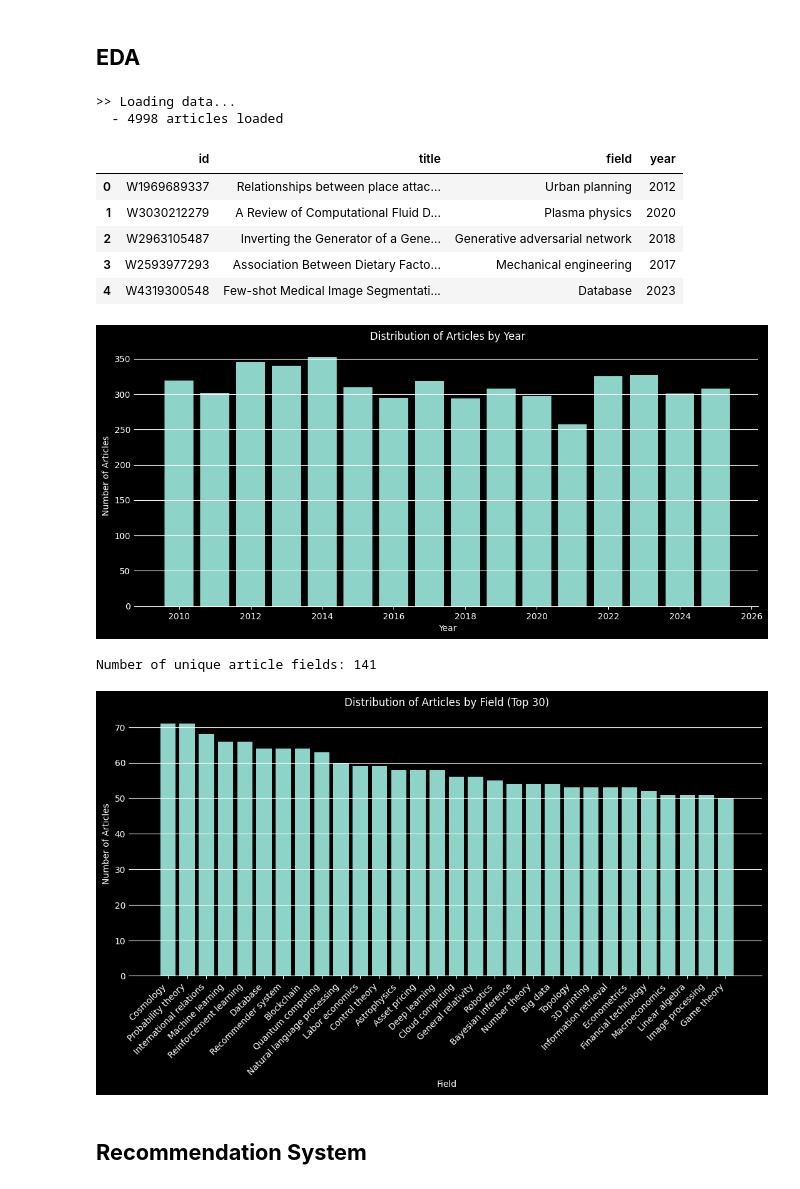
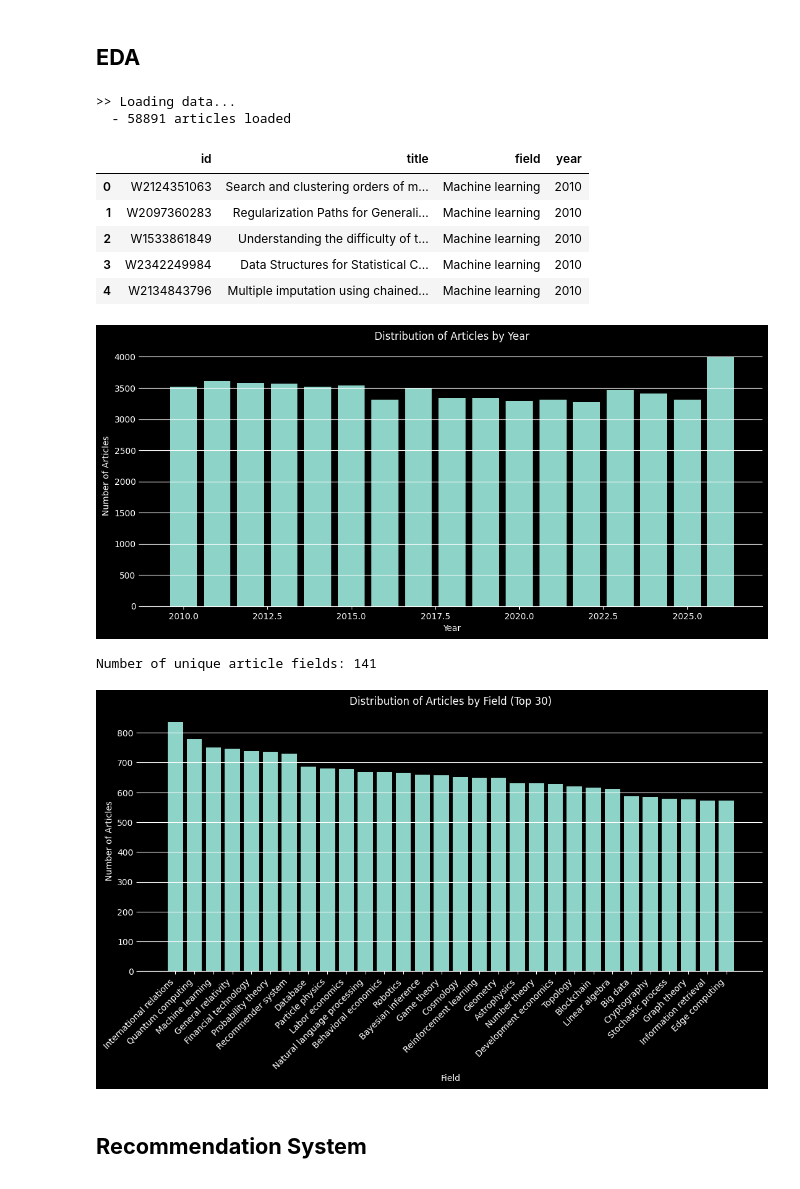
Before and after one commit to aurvl/ResearchPapersRecommandationSystem, a Jupyter notebook: notebooks/01_exploration.ipynb, the cells around one changed output. Cells and saved outputs as stored; diff of their text form; code cells hidden in the pictures.

```diff
--- a/notebooks/01_exploration.ipynb
+++ b/notebooks/01_exploration.ipynb
@@ -39,22 +38,22 @@ plt.style.use('dark_background')
 # %% [markdown]
 ## **EDA**
 # %%
-# Chargement des data
+# Chargement des data (une partie des données pour tests rapides)
 print(">> Loading data...")
-articles_df = load_articles()
+articles_df = load_articles(ARTICLES_PATH)
 profile_kw_df = load_profile_keywords()
 
 print(f"  - {len(articles_df)} articles loaded")
 articles_df[["id", "title", "field", "year"]].head()
 # %% [output]
 >> Loading data...
-  - 4998 articles loaded
+  - 58891 articles loaded
 |  | id | title | field | year |
-| 0 | W1969689337 | Relationships between place attac... | Urban planning | 2012 |
-| 1 | W3030212279 | A Review of Computational Fluid D... | Plasma physics | 2020 |
-| 2 | W2963105487 | Inverting the Generator of a Gene... | Generative adversarial network | 2018 |
-| 3 | W2593977293 | Association Between Dietary Facto... | Mechanical engineering | 2017 |
-| 4 | W4319300548 | Few-shot Medical Image Segmentati... | Database | 2023 |
+| 0 | W2124351063 | Search and clustering orders of m... | Machine learning | 2010 |
+| 1 | W2097360283 | Regularization Paths for Generali... | Machine learning | 2010 |
+| 2 | W1533861849 | Understanding the difficulty of t... | Machine learning | 2010 |
+| 3 | W2342249984 | Data Structures for Statistical C... | Machine learning | 2010 |
+| 4 | W2134843796 | Multiple imputation using chained... | Machine learning | 2010 |
 # %%
 plt.figure(figsize=(13, 5.5))
 index = articles_df['year'].value_counts().sort_index().index
@@ -68,7 +67,7 @@ for s in ['top', 'right', 'left']:
 plt.grid(axis='y')
 plt.show()
 # %% [output]
-[figure, old version]
+[figure, new version]
 # %%
 # nb of thematics
 print(f"Number of unique article fields: {articles_df['field'].nunique()}")
@@ -86,7 +85,7 @@ plt.grid(axis='y')
 plt.xticks(rotation=45, ha='right')
 plt.show()
 # %% [output]
-[figure, old version]
+[figure, new version]
 # %% [markdown]
 ## **Recommendation System**
 # %% [markdown]
```
Also changed, not shown: parts of 20 cells of this notebook, 13 other files.
